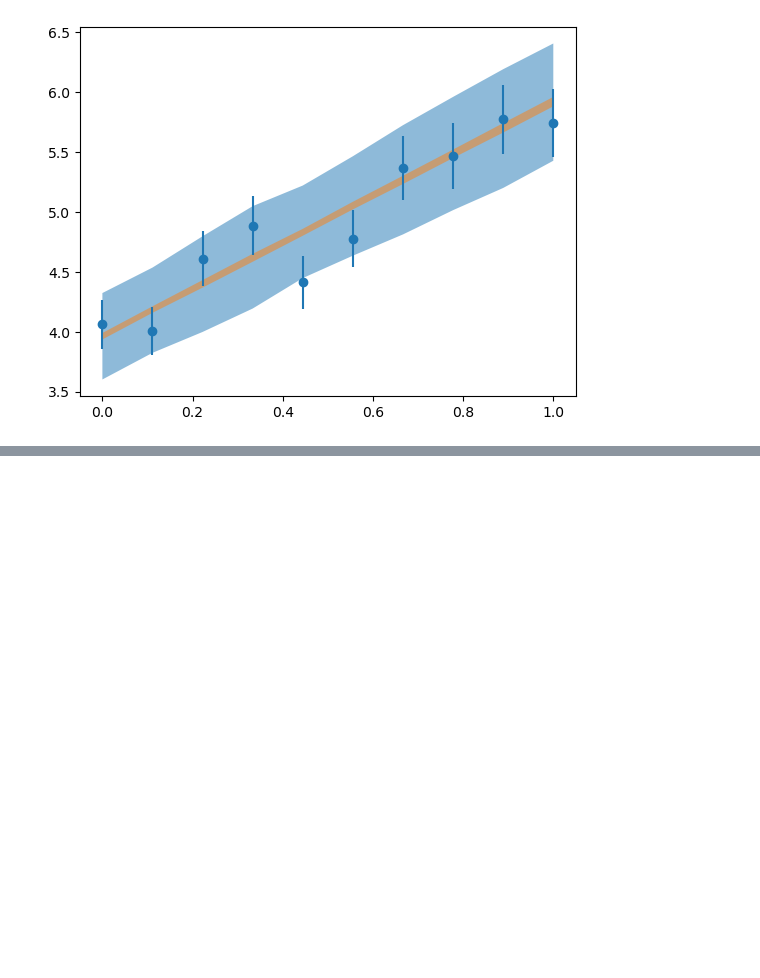
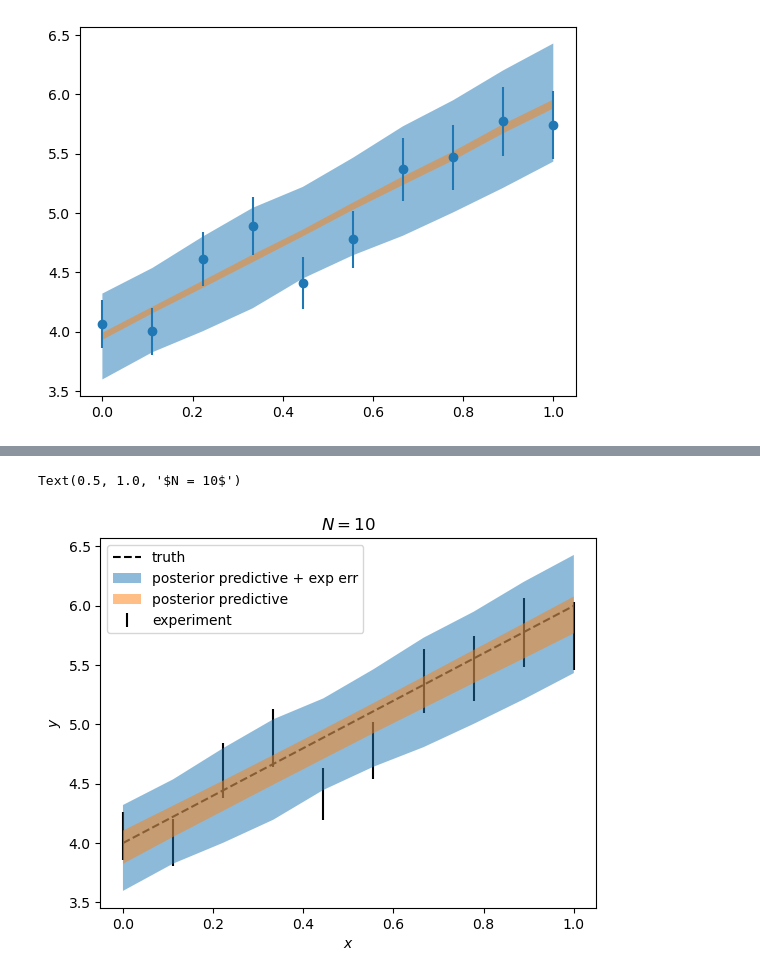
Before and after one commit to beykyle/rxmc, a Jupyter notebook: examples/overconfidence.ipynb, the cells around one changed output, grey strips where cells are left out. Drawn from its saved outputs; the diff is of its cells as text; code cells hidden in the pictures; blank space fills up the shorter version.

```diff
--- a/examples/overconfidence.ipynb
+++ b/examples/overconfidence.ipynb
@@ -303,0 +273,40 @@ Text(0.5, 1.0, '$N = 10$')
+# %%
+plt.errorbar(
+    x_data,
+    y_data,
+    reported_stat_err,
+    color="k",
+    marker="none",
+    linestyle="none",
+    label="experiment",
+)
+
+
+plt.plot(x_data, my_model.y(x_data, *true_params.values()), "k--", label="truth")
+p = plt.fill_between(
+    x_data,
+    lower[-1, :],
+    upper[-1, :],
+    alpha=0.5,
+    zorder=2,
+    label=r"posterior predictive + exp err",
+)
+
+p = plt.fill_between(
+    x_data,
+    lower_l[-1, :],
+    upper_l[-1, :],
+    alpha=0.5,
+    zorder=2,
+    label=r"posterior predictive",
+)
+
+
+
+plt.xlabel(r"$x$")
+plt.ylabel(r"$y$")
+plt.legend()
+plt.title(f"$N = {N}$")
+# %% [output]
+Text(0.5, 1.0, '$N = 10$')
+[figure, new version]
```
Also changed, not shown: parts of 10 cells of this notebook.
